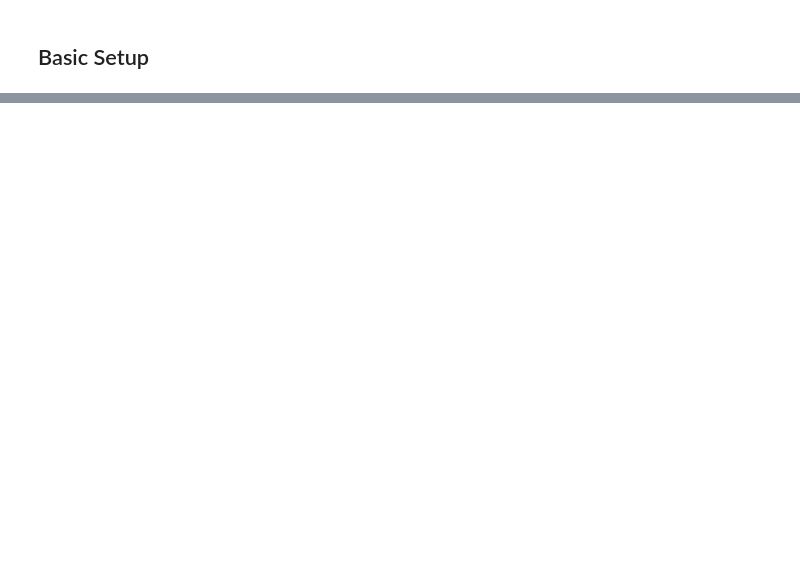
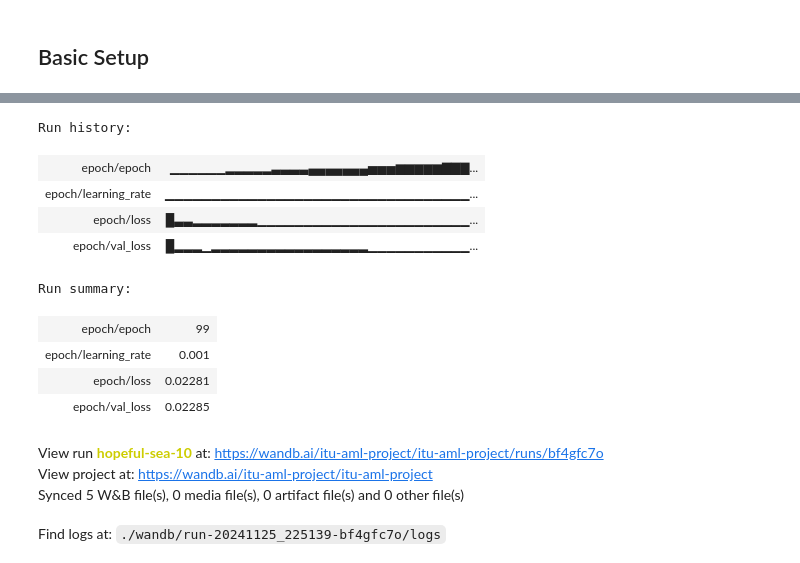
Before and after one commit to hendrik-spl/itu-aml-anomaly-detection, a Jupyter notebook: models/autoencoder/autoencoder.ipynb, the cells around one changed output, grey strips where cells are left out. Cells and saved outputs as stored; diff of their text form; code cells hidden in the pictures; blank space fills up the shorter version.

```diff
--- a/models/autoencoder/autoencoder.ipynb
+++ b/models/autoencoder/autoencoder.ipynb
@@ -267,7 +177,7 @@ history = autoencoder.fit(
     epochs=config.epochs,
     validation_data=validation_generator,
     callbacks=[
-        early_stop,
+        # early_stop,
         checkpoint,
         WandbMetricsLogger(),
         # WandbModelCheckpoint("models"), # Saves model checkpoint to W&B
@@ -296,3 +206,17 @@ Epoch 13/100
+Run history:
+| epoch/epoch | ▁▁▁▁▁▁▂▂▂▂▂▃▃▃▃▄▄▄▄▄▄▄▅▅▅▆▆▆▆▆▇▇▇... |
+| epoch/learning_rate | ▁▁▁▁▁▁▁▁▁▁▁▁▁▁▁▁▁▁▁▁▁▁▁▁▁▁▁▁▁▁▁▁▁... |
+| epoch/loss | █▃▃▂▂▂▂▂▂▂▁▁▁▁▁▁▁▁▁▁▁▁▁▁▁▁▁▁▁▁▁▁▁... |
+| epoch/val_loss | █▂▂▂▁▂▂▂▂▂▂▂▂▂▂▂▂▂▂▂▂▂▁▁▁▁▁▁▁▁▁▁▁... |
+Run summary:
+| epoch/epoch | 99 |
+| epoch/learning_rate | 0.001 |
+| epoch/loss | 0.02281 |
+| epoch/val_loss | 0.02285 |
+View run hopeful-sea-10 at: https://wandb.ai/itu-aml-project/itu-aml-project/runs/bf4gfc7o
+View project at: https://wandb.ai/itu-aml-project/itu-aml-project
+Synced 5 W&B file(s), 0 media file(s), 0 artifact file(s) and 0 other file(s)
+Find logs at: ./wandb/run-20241125_225139-bf4gfc7o/logs
 # %%
 # plot the training history
 plot_history(comment=config.comment, history=history)
```
Also changed, not shown: parts of 24 cells of this notebook, 6 other files.
